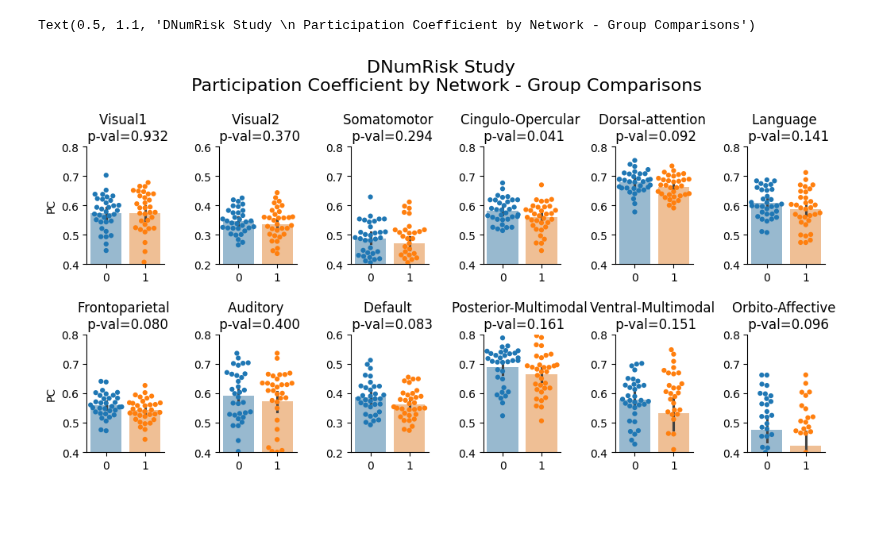
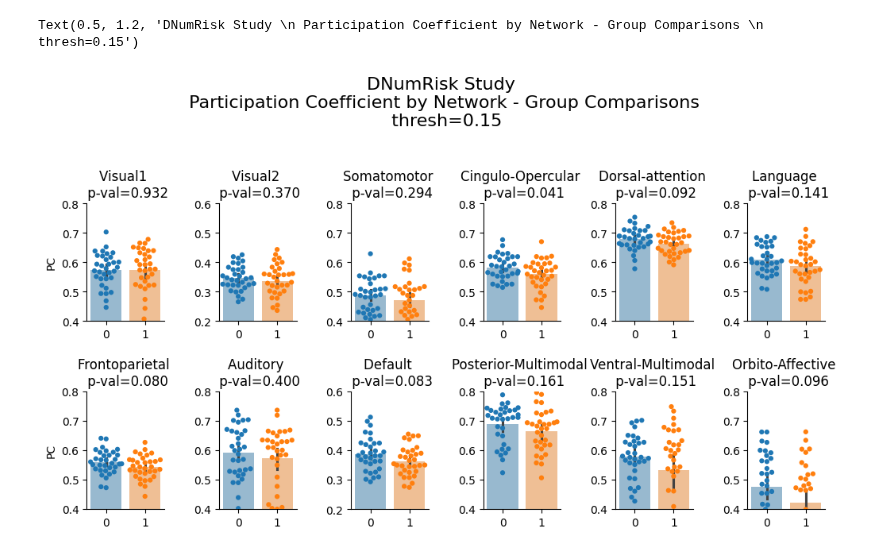
Before and after one commit to mrenke/parietal_patterns, a Jupyter notebook: common_connectivity_stuff/participation_coef_01.ipynb, the cells around one changed output. Drawn from its saved outputs; the diff is of its cells as text; code cells hidden in the pictures; blank space fills up the shorter version.

```diff
--- a/common_connectivity_stuff/participation_coef_01.ipynb
+++ b/common_connectivity_stuff/participation_coef_01.ipynb
@@ -18,5 +19,5 @@ subArray = np.array(subList)
 # %%
-group_mapping = pd.read_csv(os.path.join(bids_folder, 'group_assignment.csv'))
+group_mapping = pd.read_csv(os.path.join(bids_folder, 'group_assignment.csv')).set_index('subject')
 
 from numrisk.fmri_analysis.gradients.utils import get_glasser_parcels, get_glasser_CAatlas_mapping
 #mask_glasser, labeling_glasser = get_glasser_parcels(space = 'fsaverage5' )
@@ -24,11 +25,16 @@ glasser_CAatlas_mapping, CAatlas_names = get_glasser_CAatlas_mapping()
 
 ci = glasser_CAatlas_mapping['ca_network'].values # community affiliation vector
 # %%
+from utils import threshold_matrix
+conn_thresh = 0.15  # Proportion of connections to keep
+post_preproc = '36P'
+
 CMs = []
 subArray = []
 for sub in subList:
     try:
         cm = np.load(os.path.join(bids_folder, 'derivatives', 'correlation_matrices.parcel', f'sub-{sub}_glasserParcel-fsaverage_confspec-36Pscrub3BPfilter.npy'))  # generated with getCM_parcel.py
+        cm = threshold_matrix(cm, proportion=conn_thresh)  # Threshold the matrix to keep only the top 15% of connections
         CMs.append(cm)
         subArray.append(sub)
     except FileNotFoundError:
@@ -42,7 +48,6 @@ df_meanNet_PCs = []
 net_names = CAatlas_names['Network Name'].values
 
 for cm in CMs:
-    cm = threshold_matrix(cm, proportion=0.15)  # Threshold the matrix to keep only the top 15% of connections
     part_coefs = participation_coef(cm, ci)
     sub_meanNet_PCs = []
     for i_net in CAatlas_names.index.values:
@@ -55,4 +60,4 @@ df_PCs = pd.DataFrame(df_PCs, index=subArray, columns=[f'parcel_{i}' for i in ra
 df_meanNet_PCs = pd.DataFrame(df_meanNet_PCs, index=subArray, columns=net_names)
 df_meanNet_PCs.index.name = 'subject'
 
-df_meanNet_PCs = df_meanNet_PCs.join(group_mapping.set_index('subject'), on='subject')
+df_meanNet_PCs = df_meanNet_PCs.join(group_mapping, on='subject')
@@ -76,26 +64,26 @@ df_meanNet_PCs
 # %%
 import seaborn as sns
 import matplotlib.pyplot as plt
 from scipy.stats import ttest_ind
 
 fig, axs = plt.subplots(2,6, figsize=(12,5))
 axs = axs.flatten()
 
 tmp = df_meanNet_PCs.set_index('group',append=True)
 
 for i, net in enumerate(net_names):
         y_var = net
         sns.barplot(data=tmp.reset_index(), x ='group', hue='group',y=y_var, alpha=0.5,legend=False,ax=axs[i])
         sns.swarmplot(data=tmp.reset_index(),  x ='group', hue='group',y=y_var, size=4.5,legend=False,ax=axs[i])
         stats = ttest_ind(tmp.xs(0,0,'group')[net], tmp.xs(1,0,'group')[net], axis=0, equal_var=False)
         axs[i].set(title=f'{y_var} \n p-val={stats.pvalue:.3f}', xlabel=None,ylim=(.4,.8))
         axs[i].set(ylabel='PC') if i == 0 or i == 6 else axs[i].set(ylabel=None)
         sns.despine()
 axs[1].set(ylim=(.2,.6)) # visual2 is different
 axs[8].set(ylim=(.2,.6)) # DMN is different
 
 fig.subplots_adjust(hspace=0.6, wspace=0.7)
-fig.suptitle('DNumRisk Study \n Participation Coefficient by Network - Group Comparisons', fontsize=16, y= 1.1)
+fig.suptitle(f'{dataset_name} Study \n Participation Coefficient by Network - Group Comparisons \n thresh={conn_thresh}', fontsize=16, y= 1.2)
 # %% [output]
-Text(0.5, 1.1, 'DNumRisk Study \n Participation Coefficient by Network - Group Comparisons')
+Text(0.5, 1.2, 'DNumRisk Study \n Participation Coefficient by Network - Group Comparisons \n thresh=0.15')
-[figure, old version]
+[figure, new version]
```
Also changed, not shown: parts of 3 cells of this notebook, 8 other files.
